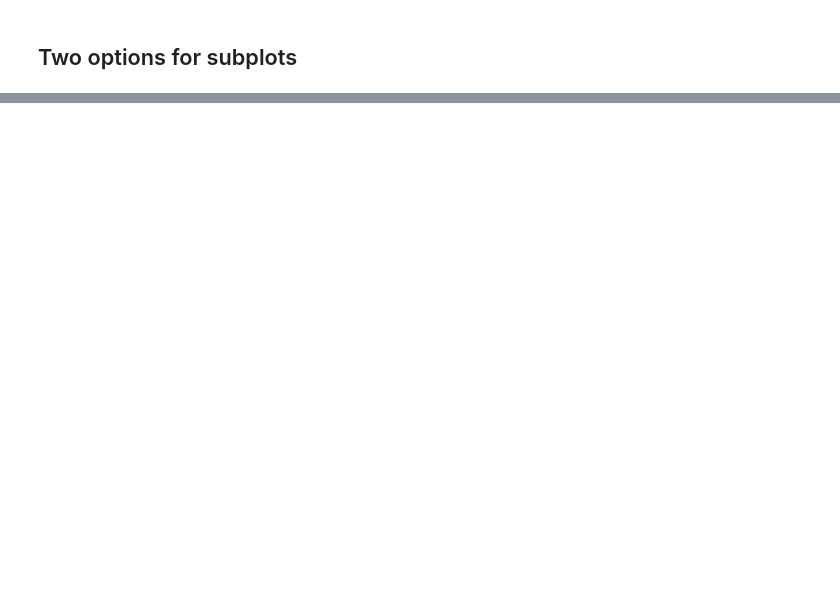
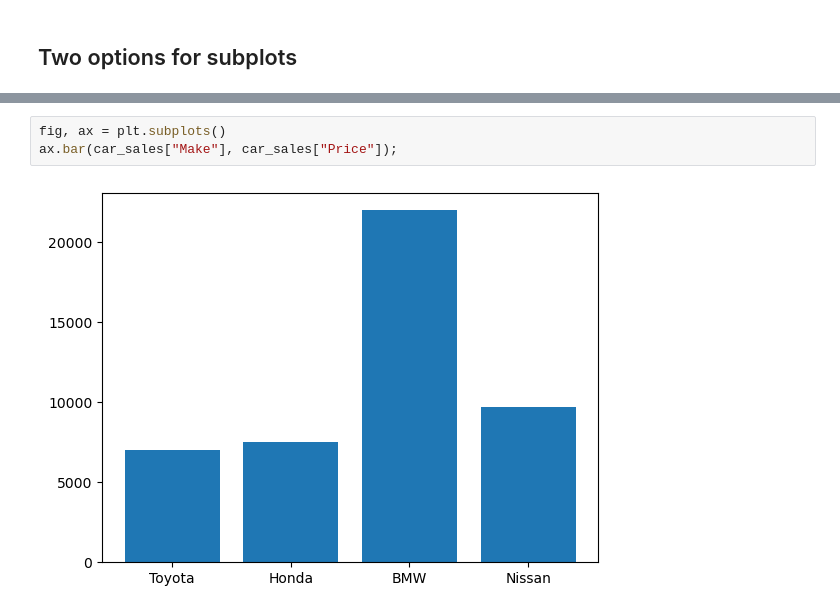
Before and after one commit to Manishankar04/ml_2023, a Jupyter notebook: 3.matplotlib/matplotlib_intro.ipynb, the cells around one changed output, grey strips where cells are left out. Drawn from its saved outputs; the diff is of its cells as text; blank space fills up the shorter version.

```diff
--- a/3.matplotlib/matplotlib_intro.ipynb
+++ b/3.matplotlib/matplotlib_intro.ipynb
@@ -155,0 +287,5 @@ ax[1,1].hist(np.random.randn(1000));
+# %%
+fig, ax = plt.subplots()
+ax.bar(car_sales["Make"], car_sales["Price"]);
+# %% [output]
+[figure, added]
```
Also changed, not shown: parts of 46 cells of this notebook, 6 other files.
